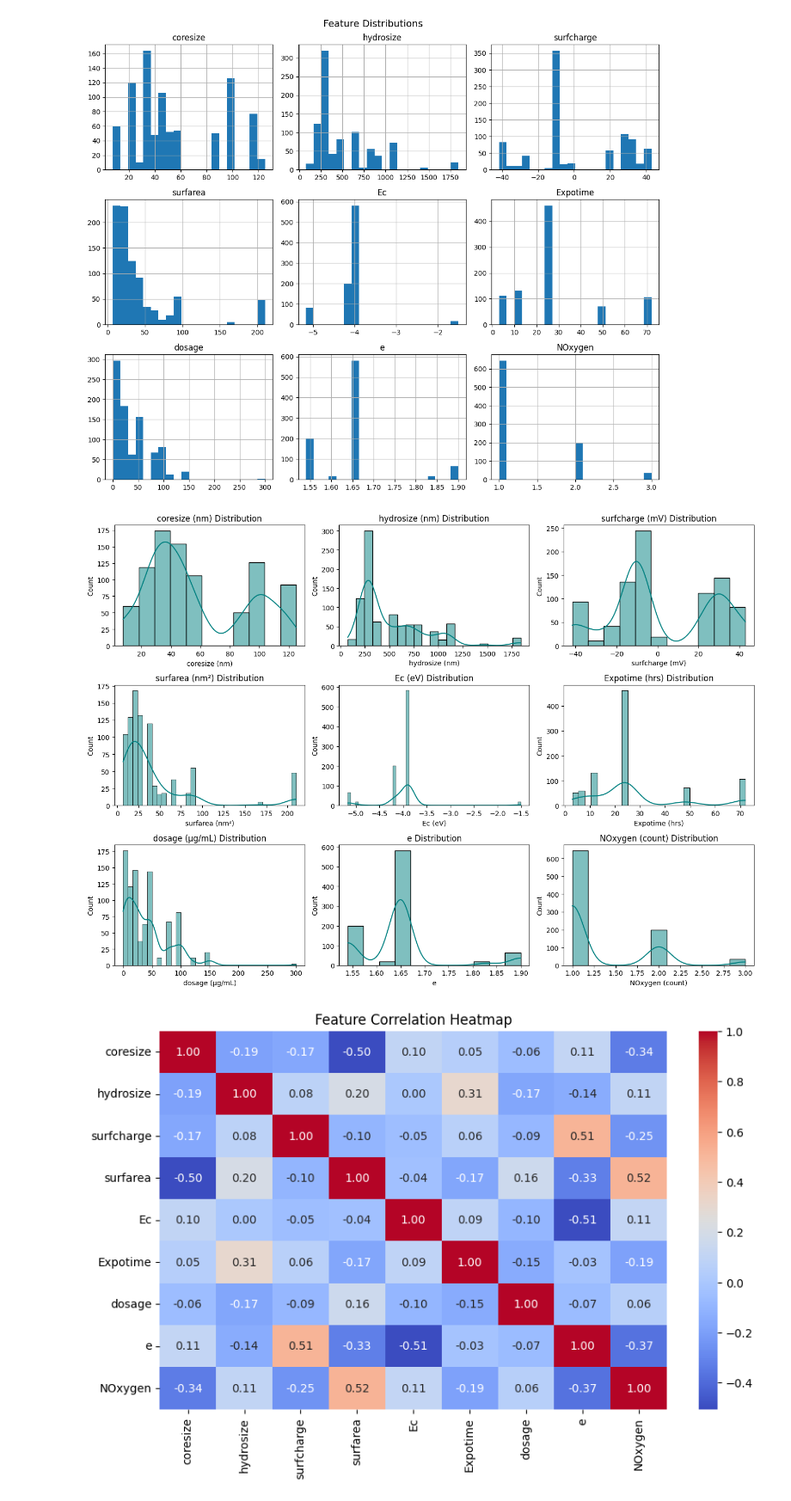
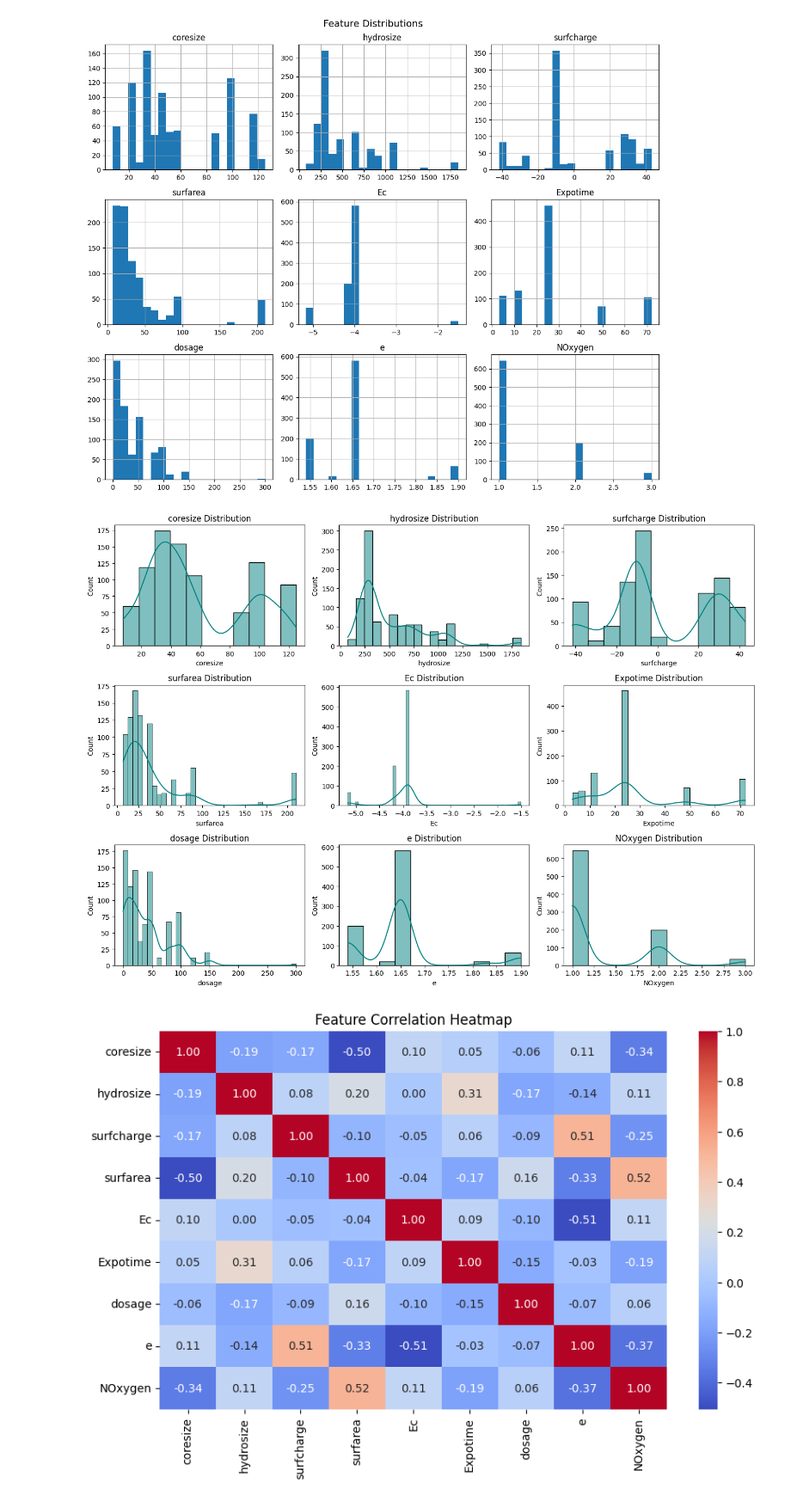
Before and after one commit to Anhad-01/Toxicity-Prediction-of-Nanoparticles, a Jupyter notebook: NanoToxicity_Prediction_DL.ipynb, the cells around one changed output. Shown at 86% size. Cells and saved outputs as stored; diff of their text form; code cells hidden in the pictures.

```diff
--- a/NanoToxicity_Prediction_DL.ipynb
+++ b/NanoToxicity_Prediction_DL.ipynb
@@ -107,55 +107,20 @@ plt.show()
 # %% [output]
 [figure]
 # %%
-# import seaborn as sns
-# import matplotlib.pyplot as plt
-
-# features = ['coresize', 'hydrosize', 'surfcharge', 'surfarea', 'Ec', 'Expotime', 'dosage', 'e', 'NOxygen']
-
-# plt.figure(figsize=(14, 10))
-# for i, col in enumerate(features, 1):
-#     plt.subplot(3, 3, i)
-#     sns.histplot(df[col], kde=True, color='teal')
-#     plt.title(f'{col} Distribution')
-# plt.tight_layout()
-# plt.show()
-
 import seaborn as sns
 import matplotlib.pyplot as plt
 
-# Your feature list
 features = ['coresize', 'hydrosize', 'surfcharge', 'surfarea', 'Ec', 'Expotime', 'dosage', 'e', 'NOxygen']
 
-# Units for each feature
-feature_units = {
-    'coresize': 'nm',
-    'hydrosize': 'nm',
-    'surfcharge': 'mV',
-    'surfarea': 'nm²',
-    'Ec': 'eV',
-    'Expotime': 'hrs',
-    'dosage': 'µg/mL',
-    'NOxygen': 'count'
-}
-
 plt.figure(figsize=(14, 10))
-
 for i, col in enumerate(features, 1):
     plt.subplot(3, 3, i)
     sns.histplot(df[col], kde=True, color='teal')
-
-    # Build label with unit
-    unit = feature_units.get(col, "")
-    label = f"{col} ({unit})" if unit else col
-
-    # Apply to xlabel and title
-    plt.xlabel(label)
-    plt.title(f"{label} Distribution")
-
+    plt.title(f'{col} Distribution')
 plt.tight_layout()
 plt.show()
 # %% [output]
-[figure, old version]
+[figure, new version]
 # %%
 plt.figure(figsize=(10, 6))
 sns.heatmap(df.corr(numeric_only=True), annot=True, cmap='coolwarm', fmt=".2f")
```
Also changed, not shown: parts of 14 cells of this notebook.
